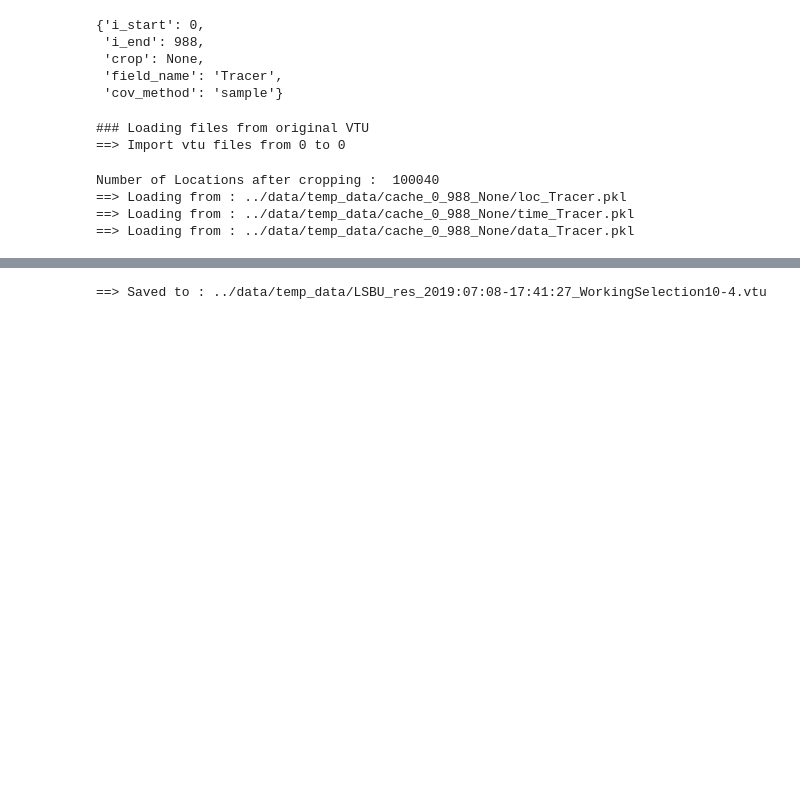
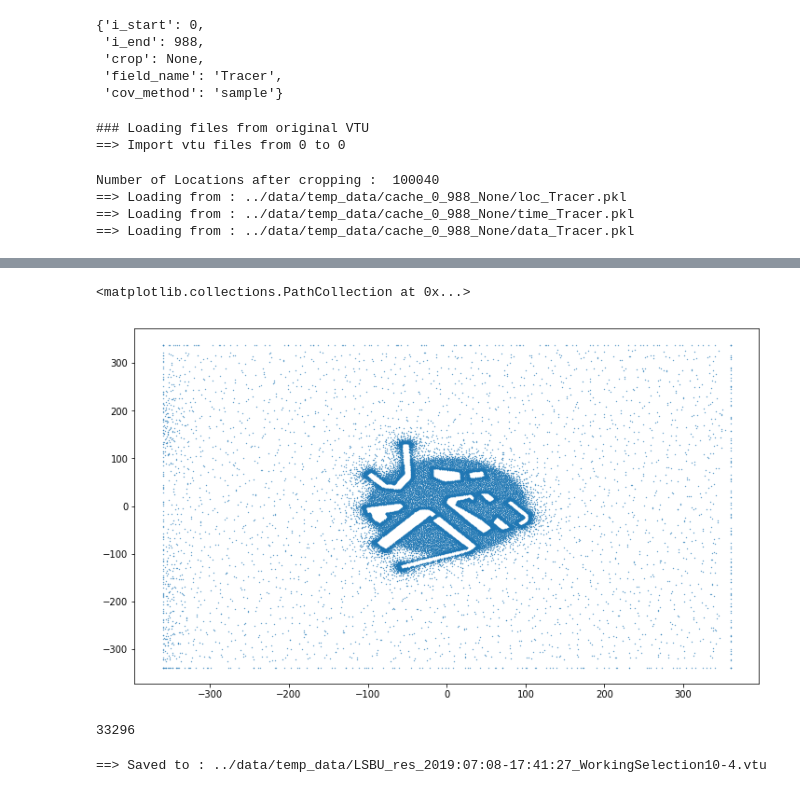
Before and after one commit to adrianlwn/MScProject_OptSensors_GP, a Jupyter notebook: Selecting Points Human Level Dev.ipynb, the cells around one changed output, grey strips where cells are left out. Cells and saved outputs as stored; diff of their text form; code cells hidden in the pictures; blank space fills up the shorter version.

```diff
--- a/Selecting Points Human Level Dev.ipynb
+++ b/Selecting Points Human Level Dev.ipynb
@@ -48,3 +73,14 @@ min_surface = main_df.groupby(['Xr','Yr']).min().loc[:,'Z']
+# %%
+plt.figure(figsize=(12,7))
+cond = (loc_df.Z <= 5)
+plt.scatter(loc_df.X[cond],loc_df.Y[cond],s=0.1)
+# %% [output]
+<matplotlib.collections.PathCollection at 0x...>
+[figure, added]
+# %%
+np.sum(cond)
+# %% [output]
+33296
 # %%
 def set_to_onehot(A,n):
     """Function that maps a list of points to a one hot encoding of selected points"""
```
Also changed, not shown: parts of 3 cells of this notebook.
